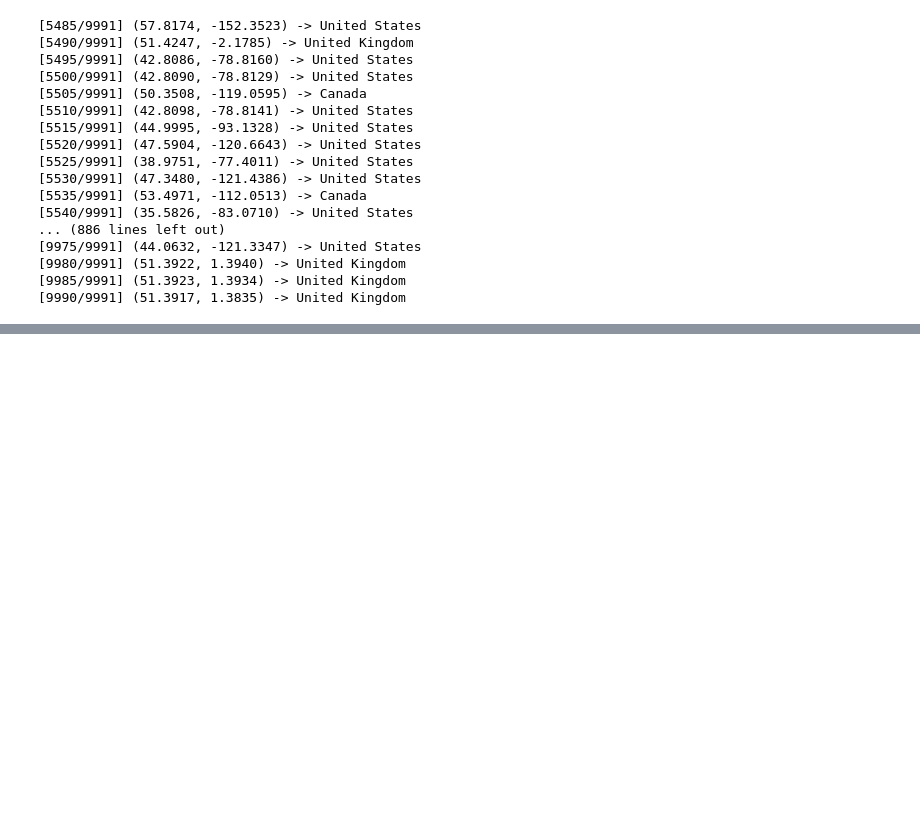
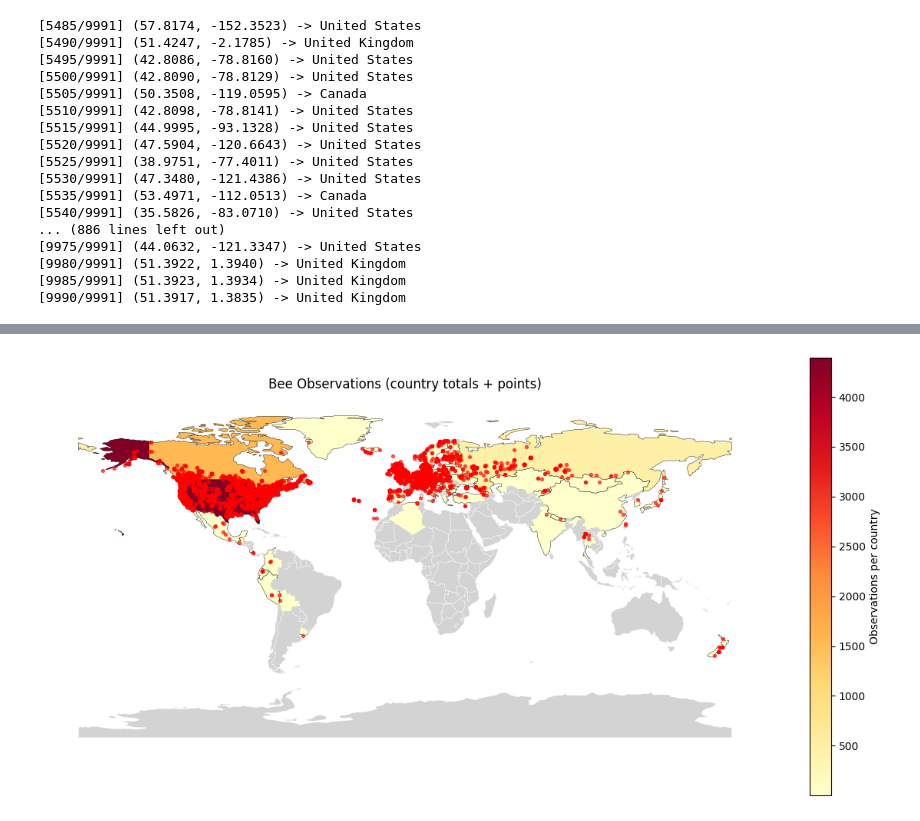
Before and after one commit to katherinestewart/bee-tector, a Jupyter notebook: notebooks/katherine_countries.ipynb, the cells around one changed output, grey strips where cells are left out. Cells and saved outputs as stored; diff of their text form; code cells hidden in the pictures; blank space fills up the shorter version.

```diff
--- a/notebooks/katherine_countries.ipynb
+++ b/notebooks/katherine_countries.ipynb
@@ -258,0 +273,50 @@ name_loc_df
+# %%
+df = pd.read_csv(BEES_COUNTRIES_CSV)
+
+world = gpd.read_file(
+    "https://naciscdn.org/naturalearth/110m/cultural/ne_110m_admin_0_countries.zip"
+)
+
+counts = (
+    df.groupby("country_code")
+      .size()
+      .rename("n_obs")
+      .reset_index()
+      .rename(columns={"country_code": "ISO_A2"})
+)
+
+world_counts = world.merge(counts, on="ISO_A2", how="left")
+
+gdf_points = gpd.GeoDataFrame(
+    df,
+    geometry=[Point(xy) for xy in zip(df["lon"], df["lat"])],
+    crs="EPSG:4326",
+)
+
+fig, ax = plt.subplots(figsize=(12, 6))
+world_counts.plot(
+    column="n_obs",
+    cmap="YlOrRd",          # or "YlOrRd", "plasma", etc.
+    legend=True,
+    legend_kwds={"label": "Observations per country"},
+    linewidth=0.3,
+    edgecolor="black",
+    missing_kwds={
+        "color": "lightgrey",
+        "edgecolor": "white",
+        "label": "No data",
+    },
+    ax=ax,
+)
+gdf_points.plot(
+    ax=ax,
+    markersize=8,
+    color="red",
+    alpha=0.6,
+)
+ax.set_title("Bee Observations (country totals + points)", pad=10)
+ax.set_axis_off()
+plt.tight_layout()
+plt.show()
+# %% [output]
+[figure, added]
```
Also changed, not shown: parts of 24 cells of this notebook.
